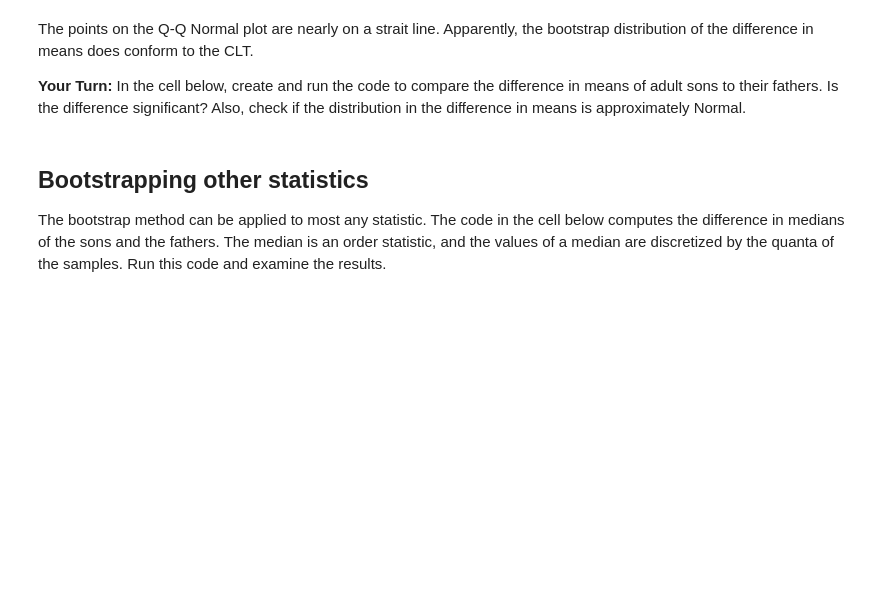
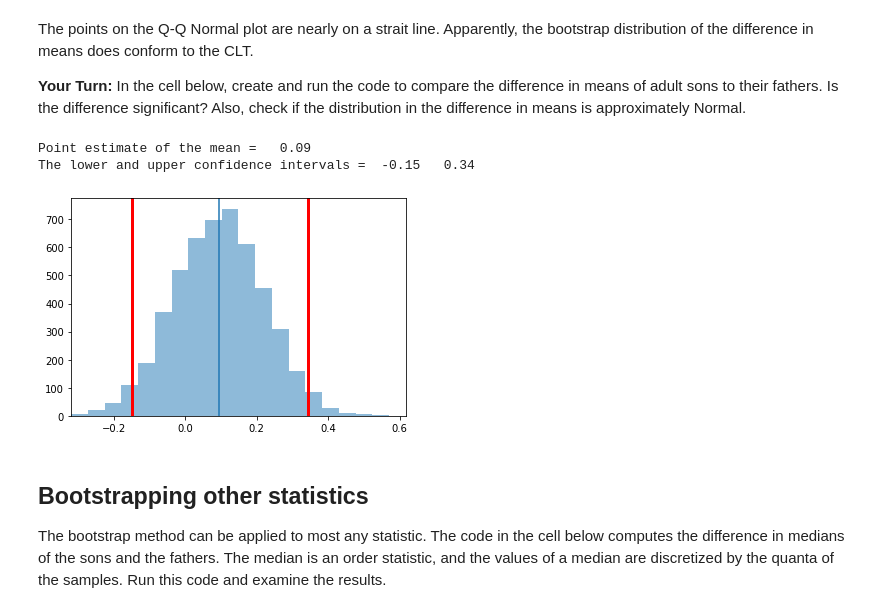
Before and after one commit to StephenElston/DataScience410, a Jupyter notebook: Lecture5/Bootstrap.ipynb, the cells around one changed output. Drawn from its saved outputs; the diff is of its cells as text; code cells hidden in the pictures; blank space fills up the shorter version.

```diff
--- a/Lecture5/Bootstrap.ipynb
+++ b/Lecture5/Bootstrap.ipynb
@@ -181,6 +204,21 @@ pyplot.title('Quantiles of standard Normal vs. bookstrapped mean')
 The points on the Q-Q Normal plot are nearly on a strait line. Apparently, the bootstrap distribution of the difference in means does conform to the CLT.
 
 **Your Turn:** In the cell below, create and run the code to compare the difference in means of adult sons to their fathers. Is the difference significant? Also, check if the distribution in the difference in means is approximately Normal.
+# %%
+diffs = []
+n_replicas=5000
+for i in range(n_replicas):
+    sample = male.sample(frac=1.0, replace=True)
+    male_sample_mean = sample.childHeight.mean()
+    father_sample_mean = sample.father.mean()
+    diffs.append(male_sample_mean - father_sample_mean)
+diffs = pandas.Series(diffs)
+
+plot_hist(diffs, diffs.min(), diffs.max())
+# %% [output]
+Point estimate of the mean =   0.09
+The lower and upper confidence intervals =  -0.15   0.34
+[figure, added]
 # %% [markdown]
 ## Bootstrapping other statistics
 
```
Also changed, not shown: parts of 11 cells of this notebook, 2 other files.
